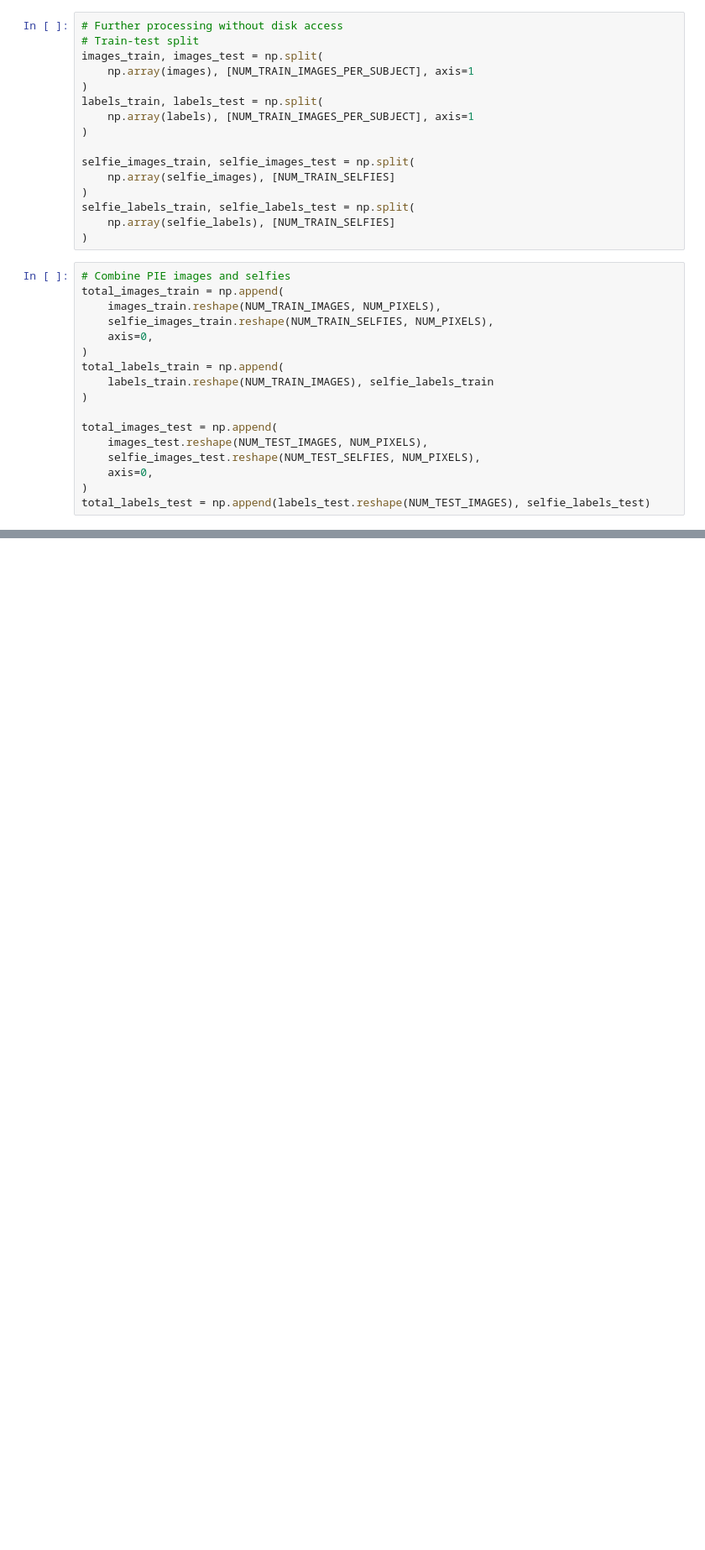
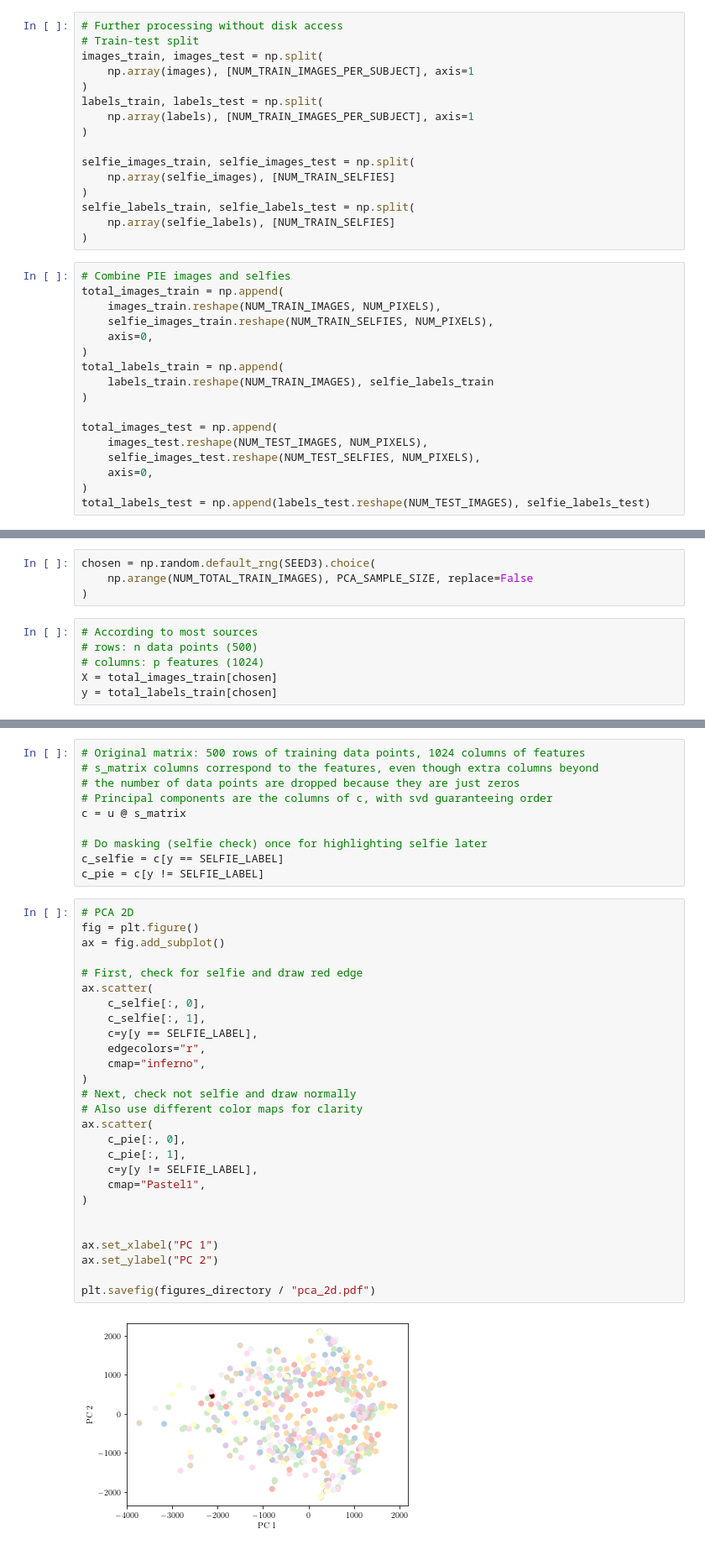
Before and after one commit to shenghaoc/ee5907-ca2, a Jupyter notebook: pca.ipynb, the cells around one changed output, grey strips where cells are left out. Shown at 84% size. Drawn from its saved outputs; the diff is of its cells as text; blank space fills up the shorter version.

Commit message:
Finish PCA visualization

```diff
--- a/pca.ipynb
+++ b/pca.ipynb
@@ -104,0 +118,10 @@ total_labels_test = np.append(labels_test.reshape(NUM_TEST_IMAGES), selfie_label
+# %%
+chosen = np.random.default_rng(SEED3).choice(
+    np.arange(NUM_TOTAL_TRAIN_IMAGES), PCA_SAMPLE_SIZE, replace=False
+)
+# %%
+# According to most sources
+# rows: n data points (500)
+# columns: p features (1024)
+X = total_images_train[chosen]
+y = total_labels_train[chosen]
@@ -104,0 +139,39 @@ total_labels_test = np.append(labels_test.reshape(NUM_TEST_IMAGES), selfie_label
+# %%
+# Original matrix: 500 rows of training data points, 1024 columns of features
+# s_matrix columns correspond to the features, even though extra columns beyond
+# the number of data points are dropped because they are just zeros
+# Principal components are the columns of c, with svd guaranteeing order
+c = u @ s_matrix
+
+# Do masking (selfie check) once for highlighting selfie later
+c_selfie = c[y == SELFIE_LABEL]
+c_pie = c[y != SELFIE_LABEL]
+# %%
+# PCA 2D
+fig = plt.figure()
+ax = fig.add_subplot()
+
+# First, check for selfie and draw red edge
+ax.scatter(
+    c_selfie[:, 0],
+    c_selfie[:, 1],
+    c=y[y == SELFIE_LABEL],
+    edgecolors="r",
+    cmap="inferno",
+)
+# Next, check not selfie and draw normally
+# Also use different color maps for clarity
+ax.scatter(
+    c_pie[:, 0],
+    c_pie[:, 1],
+    c=y[y != SELFIE_LABEL],
+    cmap="Pastel1",
+)
+
+
+ax.set_xlabel("PC 1")
+ax.set_ylabel("PC 2")
+
+plt.savefig(figures_directory / "pca_2d.pdf")
+# %% [output]
+[figure, added]
```
Also changed, not shown: parts of 8 cells of this notebook.
